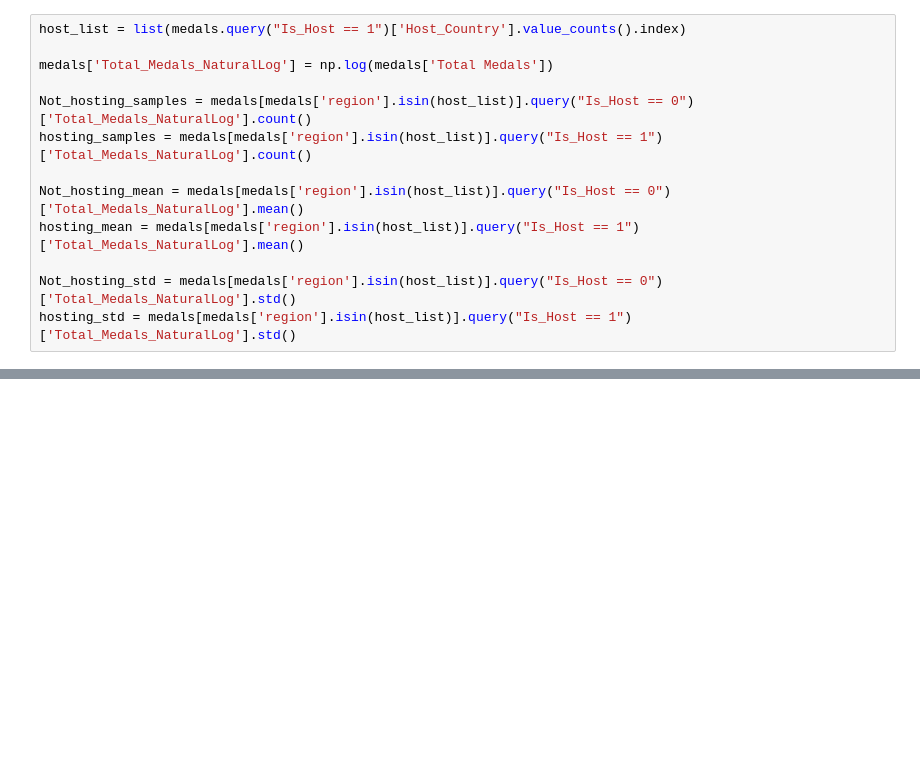
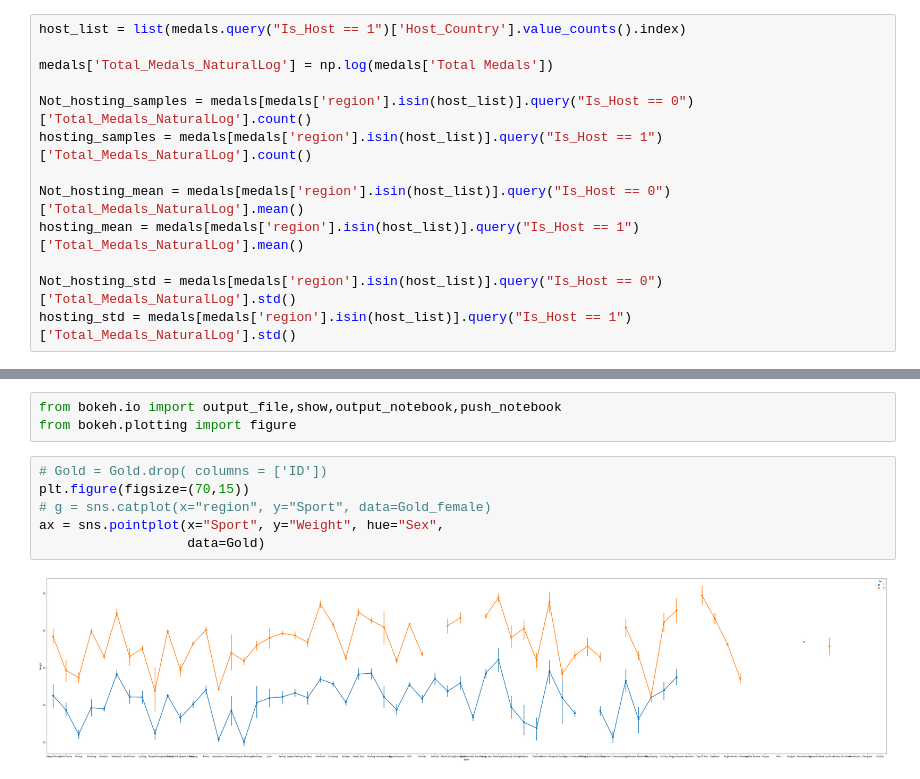
Before and after one commit to Nourankh20/Data-Visualization, a Jupyter notebook: Visualization.ipynb, the cells around one changed output, grey strips where cells are left out. Drawn from its saved outputs; the diff is of its cells as text; blank space fills up the shorter version.

```diff
--- a/Visualization.ipynb
+++ b/Visualization.ipynb
@@ -731,0 +737,11 @@ plt.show()
+# %%
+from bokeh.io import output_file,show,output_notebook,push_notebook
+from bokeh.plotting import figure
+# %%
+# Gold = Gold.drop( columns = ['ID'])
+plt.figure(figsize=(70,15))
+# g = sns.catplot(x="region", y="Sport", data=Gold_female)
+ax = sns.pointplot(x="Sport", y="Weight", hue="Sex",
+                   data=Gold)
+# %% [output]
+[figure, added]
```
Also changed, not shown: parts of 16 cells of this notebook.
